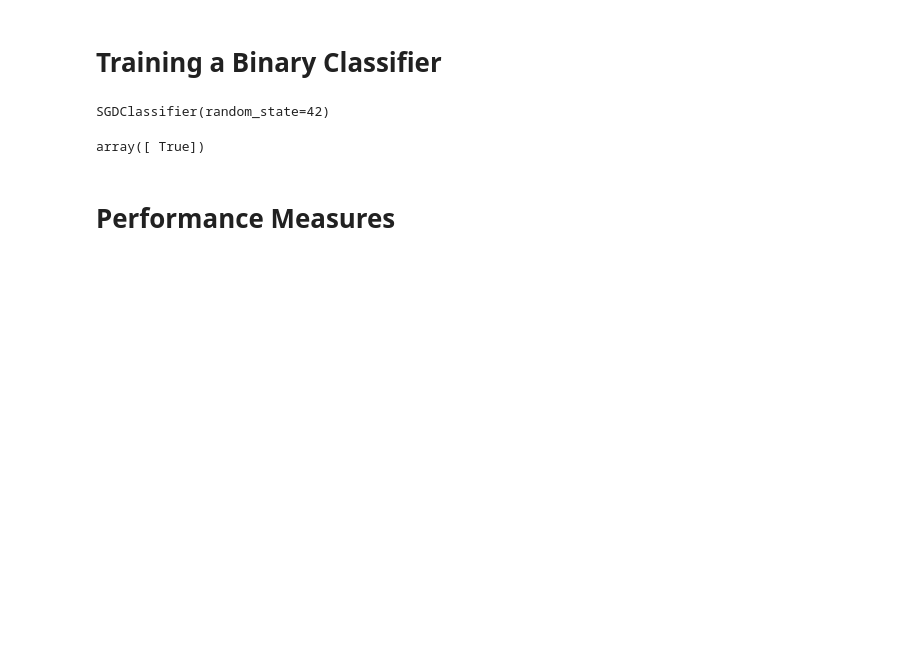
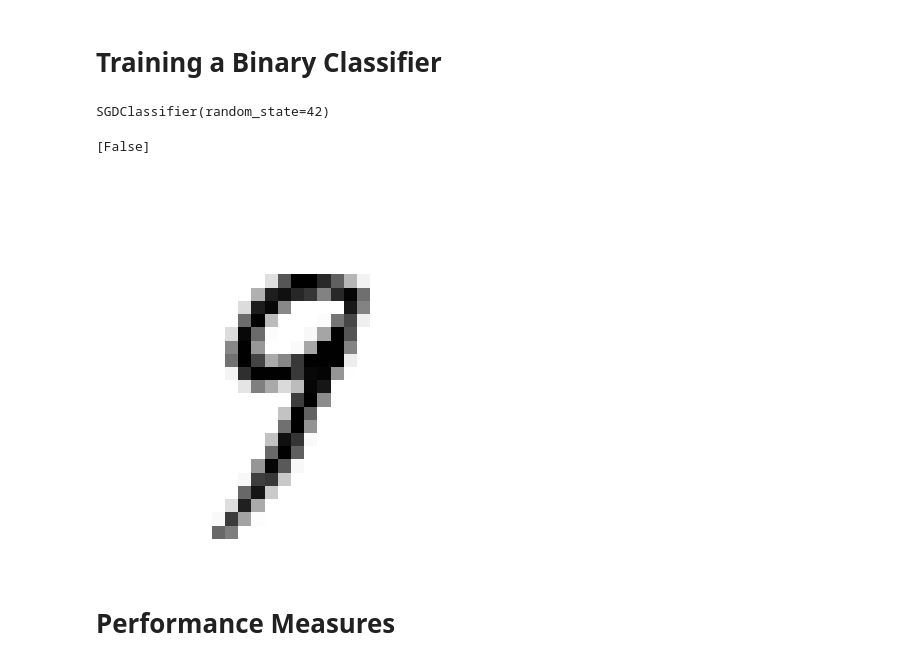
Before and after one commit to Gregocact/HOML-AG, a Jupyter notebook: 03_classification.ipynb, the cells around one changed output. Saved outputs shown, nothing was run; the diff lists cells and outputs as text; code cells hidden in the pictures; blank space fills up the shorter version.

```diff
--- a/03_classification.ipynb
+++ b/03_classification.ipynb
@@ -146,10 +146,13 @@ sgd_clf = SGDClassifier(random_state=42)
 sgd_clf.fit(X_train, y_train_5)
 # %% [output]
 SGDClassifier(random_state=42)
-# %%
-sgd_clf.predict([some_digit])
-# %% [output]
-array([ True])
+# %%
+
+print(sgd_clf.predict([X[153]]))
+plot_digit(X[153])
+# %% [output]
+[False]
+[figure, added]
 # %% [markdown]
 # Performance Measures
 # %% [markdown]
```
Also changed, not shown: parts of 17 cells of this notebook.
